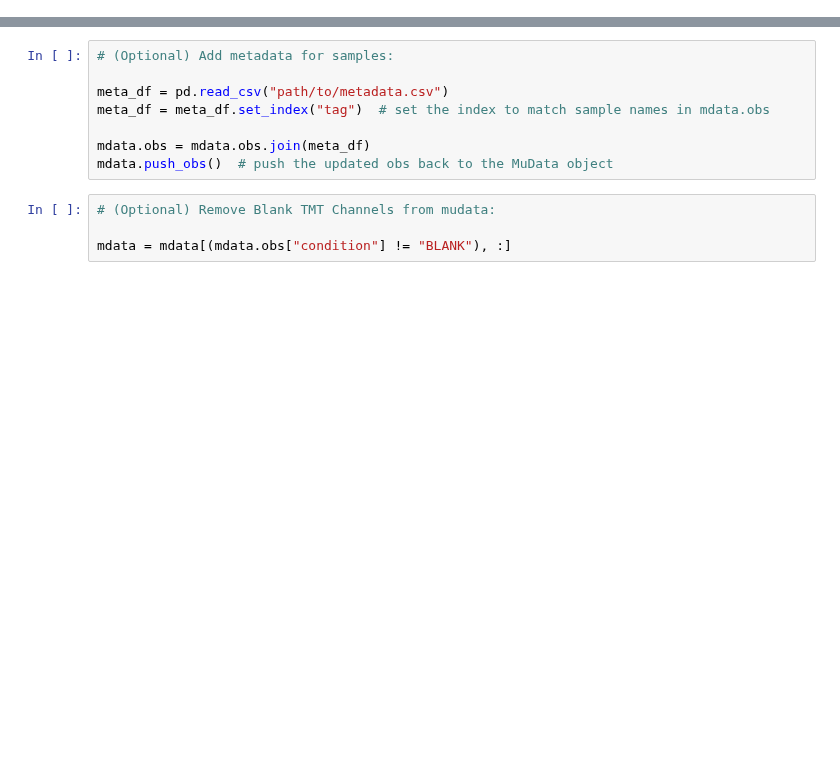
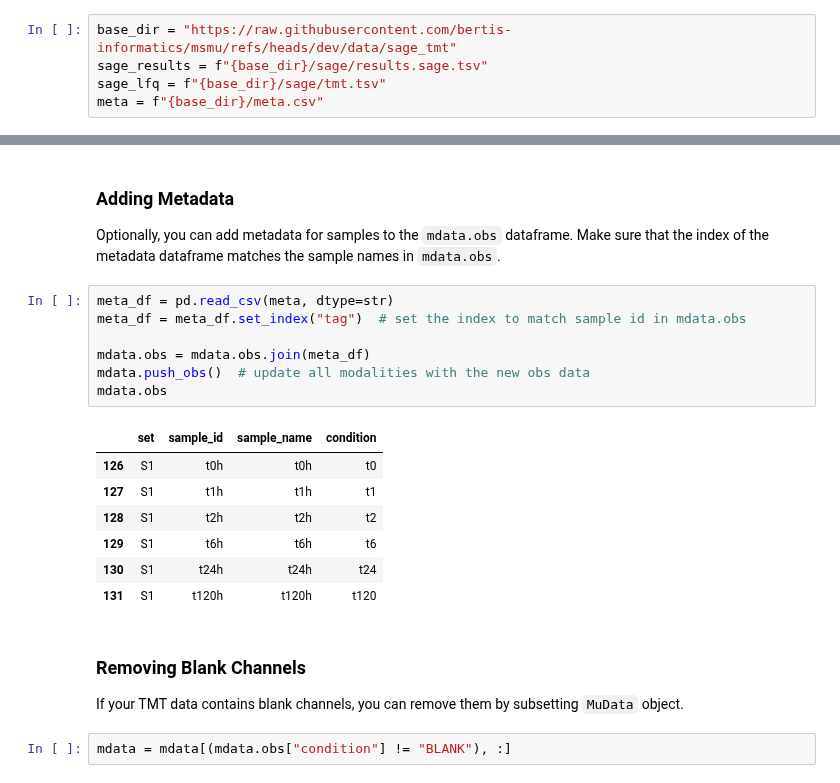
Before and after one commit to bertis-informatics/msmu, a Jupyter notebook: mkdocs/tutorials/tmt.ipynb, the cells around one changed output, grey strips where cells are left out. Drawn from its saved outputs; the diff is of its cells as text; blank space fills up the shorter version.

```diff
--- a/mkdocs/tutorials/tmt.ipynb
+++ b/mkdocs/tutorials/tmt.ipynb
@@ -2,0 +11,5 @@
+# %%
+base_dir = "https://raw.githubusercontent.com/bertis-informatics/msmu/refs/heads/dev/data/sage_tmt"
+sage_results = f"{base_dir}/sage/results.sage.tsv"
+sage_lfq = f"{base_dir}/sage/tmt.tsv"
+meta = f"{base_dir}/meta.csv"
@@ -16,12 +56,25 @@ mdata = mm.read_sage("sage_output_directory/", label="tmt")
+# %% [markdown]
+### Adding Metadata
+
+Optionally, you can add metadata for samples to the `mdata.obs` dataframe. Make sure that the index of the metadata dataframe matches the sample names in `mdata.obs`.
 # %%
-# (Optional) Add metadata for samples:
-
-meta_df = pd.read_csv("path/to/metadata.csv")
-meta_df = meta_df.set_index("tag")  # set the index to match sample names in mdata.obs
+meta_df = pd.read_csv(meta, dtype=str)
+meta_df = meta_df.set_index("tag")  # set the index to match sample id in mdata.obs
 
 mdata.obs = mdata.obs.join(meta_df)
-mdata.push_obs()  # push the updated obs back to the MuData object
+mdata.push_obs()  # update all modalities with the new obs data
+mdata.obs
+# %% [output]
+|  | set | sample_id | sample_name | condition |
+| 126 | S1 | t0h | t0h | t0 |
+| 127 | S1 | t1h | t1h | t1 |
+| 128 | S1 | t2h | t2h | t2 |
+| 129 | S1 | t6h | t6h | t6 |
+| 130 | S1 | t24h | t24h | t24 |
+| 131 | S1 | t120h | t120h | t120 |
+# %% [markdown]
+### Removing Blank Channels
+
+If your TMT data contains blank channels, you can remove them by subsetting `MuData` object.
 # %%
-# (Optional) Remove Blank TMT Channels from mudata:
-
 mdata = mdata[(mdata.obs["condition"] != "BLANK"), :]
```
Also changed, not shown: parts of 31 cells of this notebook, 1 other file.
